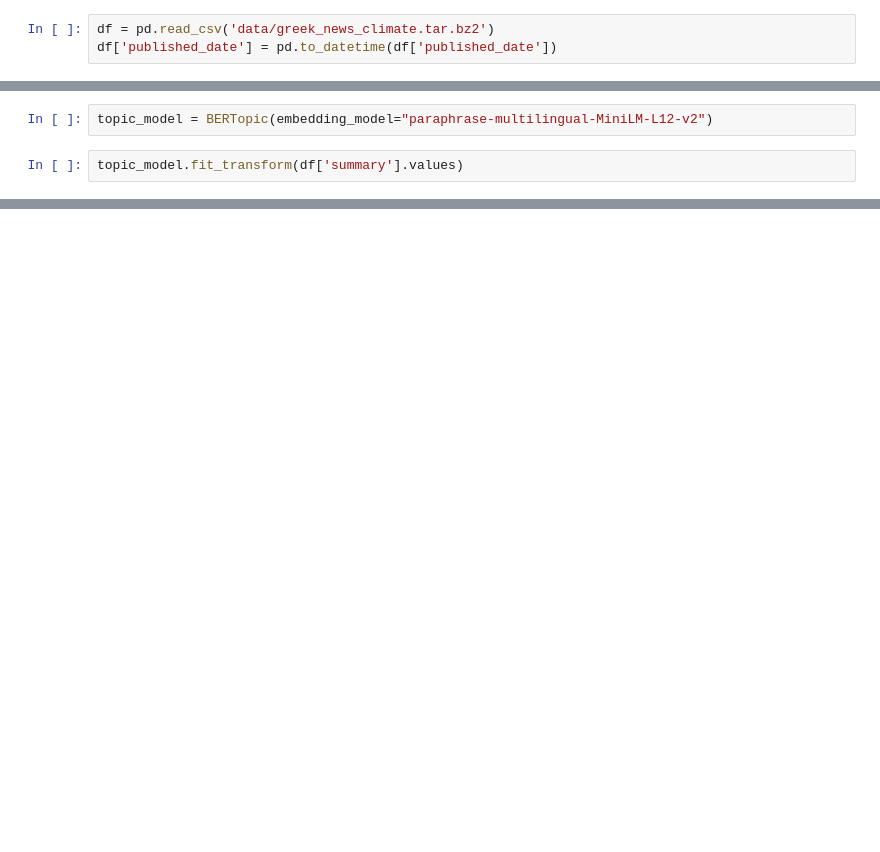
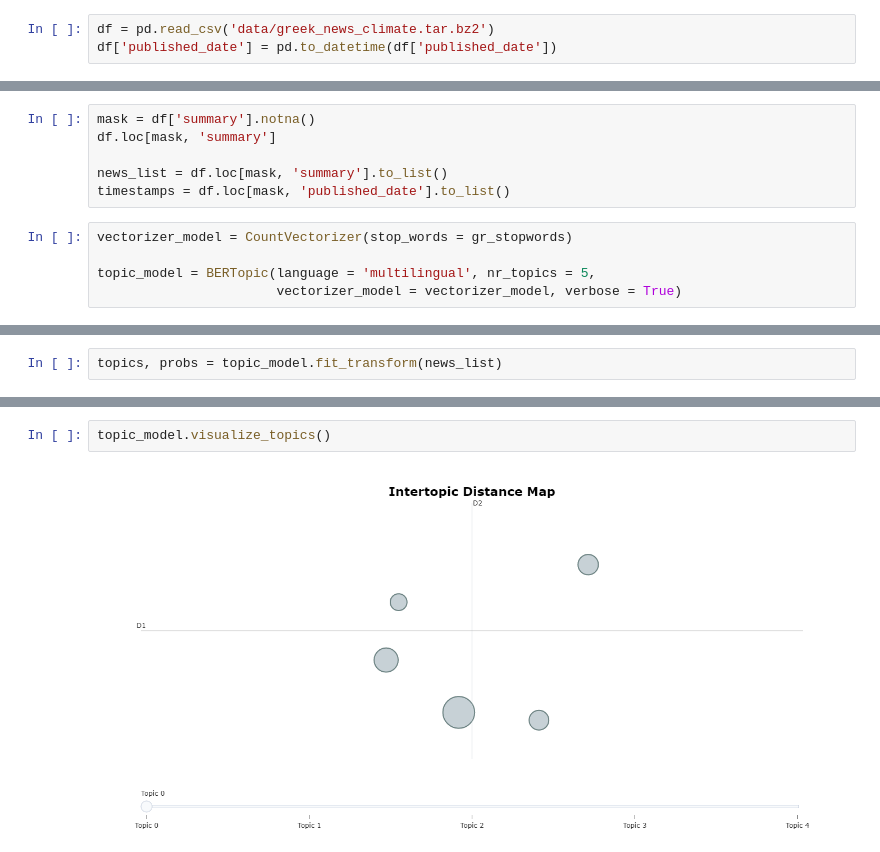
Before and after one commit to derevirn/greek-news-nlp, a Jupyter notebook: bertopic.ipynb, the cells around one changed output, grey strips where cells are left out. Drawn from its saved outputs; the diff is of its cells as text; blank space fills up the shorter version.

```diff
--- a/bertopic.ipynb
+++ b/bertopic.ipynb
@@ -8,4 +15,11 @@ df['published_date'] = pd.to_datetime(df['published_date'])
+# %%
+mask = df['summary'].notna()
+df.loc[mask, 'summary']
+
+news_list = df.loc[mask, 'summary'].to_list()
+timestamps = df.loc[mask, 'published_date'].to_list()
 # %%
-topic_model = BERTopic(embedding_model="paraphrase-multilingual-MiniLM-L12-v2")
+vectorizer_model = CountVectorizer(stop_words = gr_stopwords)
+
+topic_model = BERTopic(language = 'multilingual', nr_topics = 5,
+                       vectorizer_model = vectorizer_model, verbose = True)
-# %%
-topic_model.fit_transform(df['summary'].values)
@@ -22,0 +26,2 @@ False
+# %%
+topics, probs = topic_model.fit_transform(news_list)
@@ -22,0 +43,4 @@ False
+# %%
+topic_model.visualize_topics()
+# %% [output]
+[figure, added]
```
Also changed, not shown: parts of 8 cells of this notebook, 2 other files.
